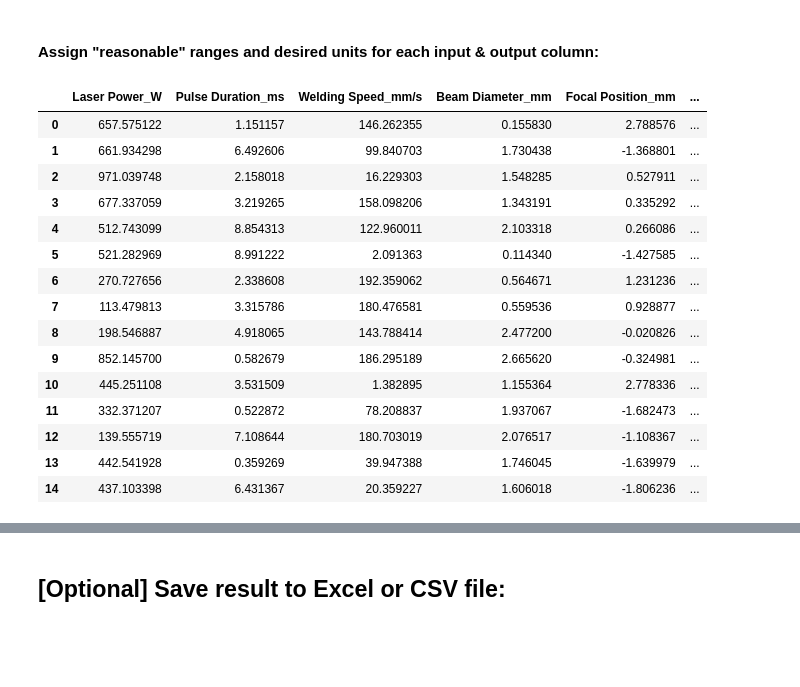
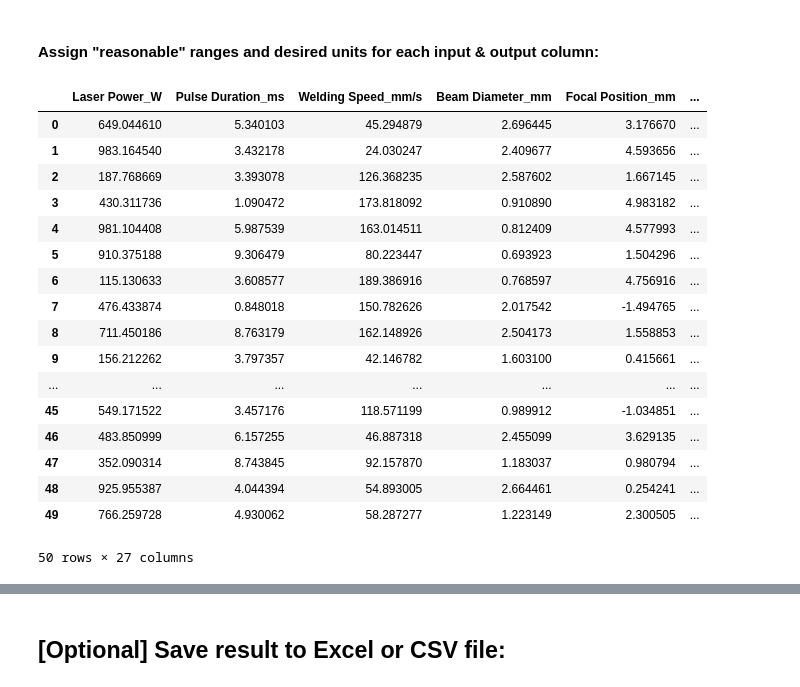
Before and after one commit to kylecsnow/js-ml-dashboard, a Jupyter notebook: backend/notebooks/Synthetic Dataset Generator.ipynb, the cells around one changed output, grey strips where cells are left out. Saved outputs shown, nothing was run; the diff lists cells and outputs as text; code cells hidden in the pictures; blank space fills up the shorter version.

```diff
--- a/backend/notebooks/Synthetic Dataset Generator.ipynb
+++ b/backend/notebooks/Synthetic Dataset Generator.ipynb
@@ -370,12 +367,13 @@ inputs = {
         "Cooling Rate": {"min": 10, "max": 1000, "units": "degC/s"},
     },
     "formulation": {
-        # "Carbon": {"min": 0.0, "max": 0.0008, "units": "%"},
-        # "Manganese": {"min": 0.00, "max": 0.02, "units": "%"},
-        # "Molybdenum": {"min": 0.01, "max": 0.05, "units": "%"},
-        "Nickel": {"min": 0.05, "max": 0.50, "units": "%"},
+        "Carbon": {"min": 0.0, "max": 0.0008, "units": "%"},
+        "Manganese": {"min": 0.00, "max": 0.02, "units": "%"},
+        "Molybdenum": {"min": 0.01, "max": 0.05, "units": "%"},
+        "Nickel": {"min": 0.05, "max": 0.70, "units": "%"},
         "Chromium": {"min": 0.10, "max": 0.40, "units": "%"},
         "Iron": {"min": 0.0, "max": 1.0, "units": "%"},
+        "Gold": {"min": 0.0, "max": 1.0, "units": "%"}
     },
 }
 
@@ -386,25 +384,27 @@ outputs = {
     "Cutting Efficiency": {"min": 0.1, "max": 5, "units": "m/s"},
 }
 # %%
-data_df, coefs_df = build_sythetic_demo_dataset(inputs=inputs, outputs=outputs, num_rows=15)
+data_df, coefs_df = build_sythetic_demo_dataset(inputs=inputs, outputs=outputs, num_rows=50)
 data_df
 # %% [output]
 |  | Laser Power_W | Pulse Duration_ms | Welding Speed_mm/s | Beam Diameter_mm | Focal Position_mm | ... |
-| 0 | 657.575122 | 1.151157 | 146.262355 | 0.155830 | 2.788576 | ... |
-| 1 | 661.934298 | 6.492606 | 99.840703 | 1.730438 | -1.368801 | ... |
-| 2 | 971.039748 | 2.158018 | 16.229303 | 1.548285 | 0.527911 | ... |
-| 3 | 677.337059 | 3.219265 | 158.098206 | 1.343191 | 0.335292 | ... |
-| 4 | 512.743099 | 8.854313 | 122.960011 | 2.103318 | 0.266086 | ... |
-| 5 | 521.282969 | 8.991222 | 2.091363 | 0.114340 | -1.427585 | ... |
-| 6 | 270.727656 | 2.338608 | 192.359062 | 0.564671 | 1.231236 | ... |
-| 7 | 113.479813 | 3.315786 | 180.476581 | 0.559536 | 0.928877 | ... |
-| 8 | 198.546887 | 4.918065 | 143.788414 | 2.477200 | -0.020826 | ... |
-| 9 | 852.145700 | 0.582679 | 186.295189 | 2.665620 | -0.324981 | ... |
-| 10 | 445.251108 | 3.531509 | 1.382895 | 1.155364 | 2.778336 | ... |
-| 11 | 332.371207 | 0.522872 | 78.208837 | 1.937067 | -1.682473 | ... |
-| 12 | 139.555719 | 7.108644 | 180.703019 | 2.076517 | -1.108367 | ... |
-| 13 | 442.541928 | 0.359269 | 39.947388 | 1.746045 | -1.639979 | ... |
-| 14 | 437.103398 | 6.431367 | 20.359227 | 1.606018 | -1.806236 | ... |
+| 0 | 649.044610 | 5.340103 | 45.294879 | 2.696445 | 3.176670 | ... |
+| 1 | 983.164540 | 3.432178 | 24.030247 | 2.409677 | 4.593656 | ... |
+| 2 | 187.768669 | 3.393078 | 126.368235 | 2.587602 | 1.667145 | ... |
+| 3 | 430.311736 | 1.090472 | 173.818092 | 0.910890 | 4.983182 | ... |
+| 4 | 981.104408 | 5.987539 | 163.014511 | 0.812409 | 4.577993 | ... |
+| 5 | 910.375188 | 9.306479 | 80.223447 | 0.693923 | 1.504296 | ... |
+| 6 | 115.130633 | 3.608577 | 189.386916 | 0.768597 | 4.756916 | ... |
+| 7 | 476.433874 | 0.848018 | 150.782626 | 2.017542 | -1.494765 | ... |
+| 8 | 711.450186 | 8.763179 | 162.148926 | 2.504173 | 1.558853 | ... |
+| 9 | 156.212262 | 3.797357 | 42.146782 | 1.603100 | 0.415661 | ... |
+| ... | ... | ... | ... | ... | ... | ... |
+| 45 | 549.171522 | 3.457176 | 118.571199 | 0.989912 | -1.034851 | ... |
+| 46 | 483.850999 | 6.157255 | 46.887318 | 2.455099 | 3.629135 | ... |
+| 47 | 352.090314 | 8.743845 | 92.157870 | 1.183037 | 0.980794 | ... |
+| 48 | 925.955387 | 4.044394 | 54.893005 | 2.664461 | 0.254241 | ... |
+| 49 | 766.259728 | 4.930062 | 58.287277 | 1.223149 | 2.300505 | ... |
+50 rows × 27 columns
 # %%
 coefs_df
 # %% [output]
```
Also changed, not shown: parts of 3 cells of this notebook, 1 other file.
